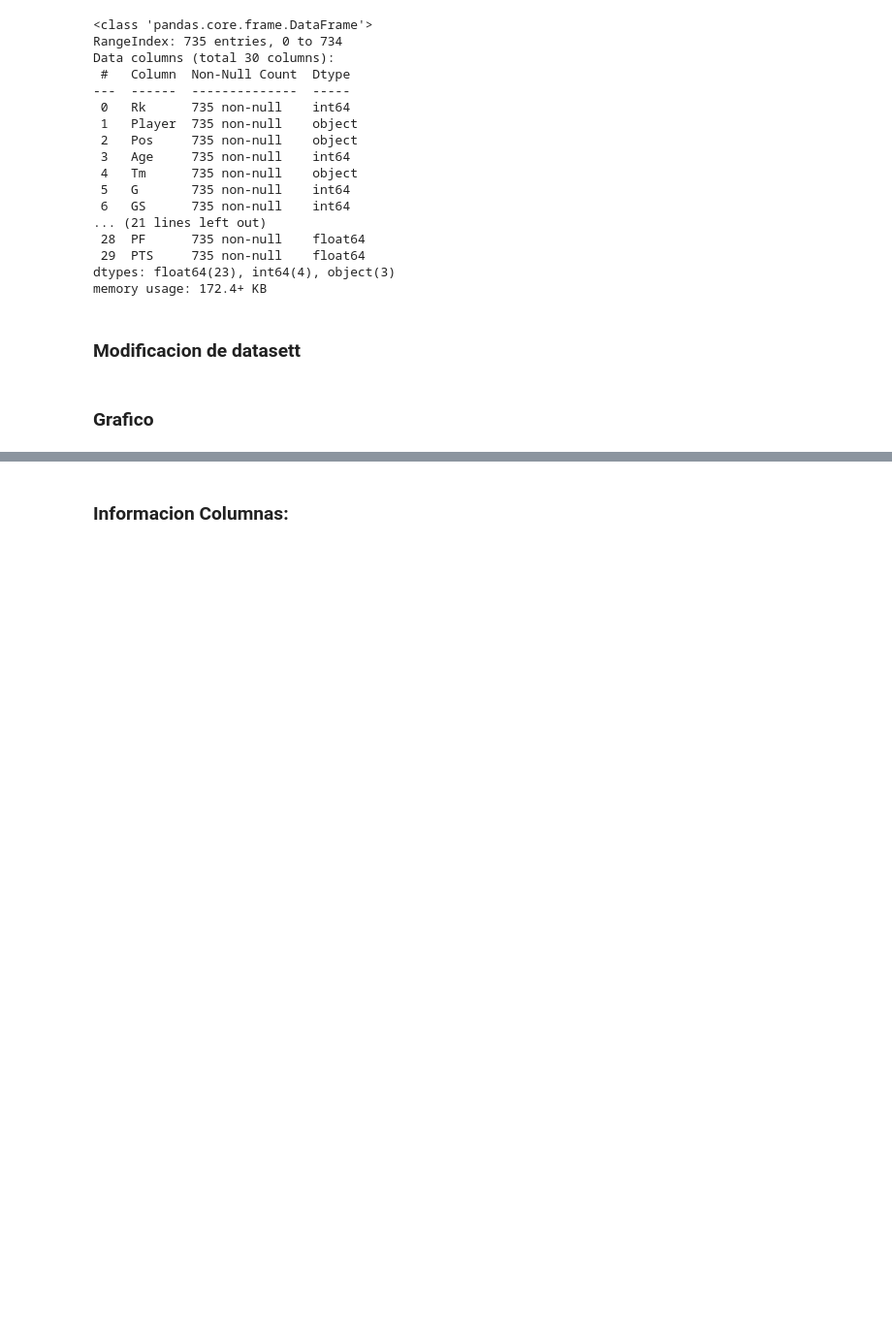
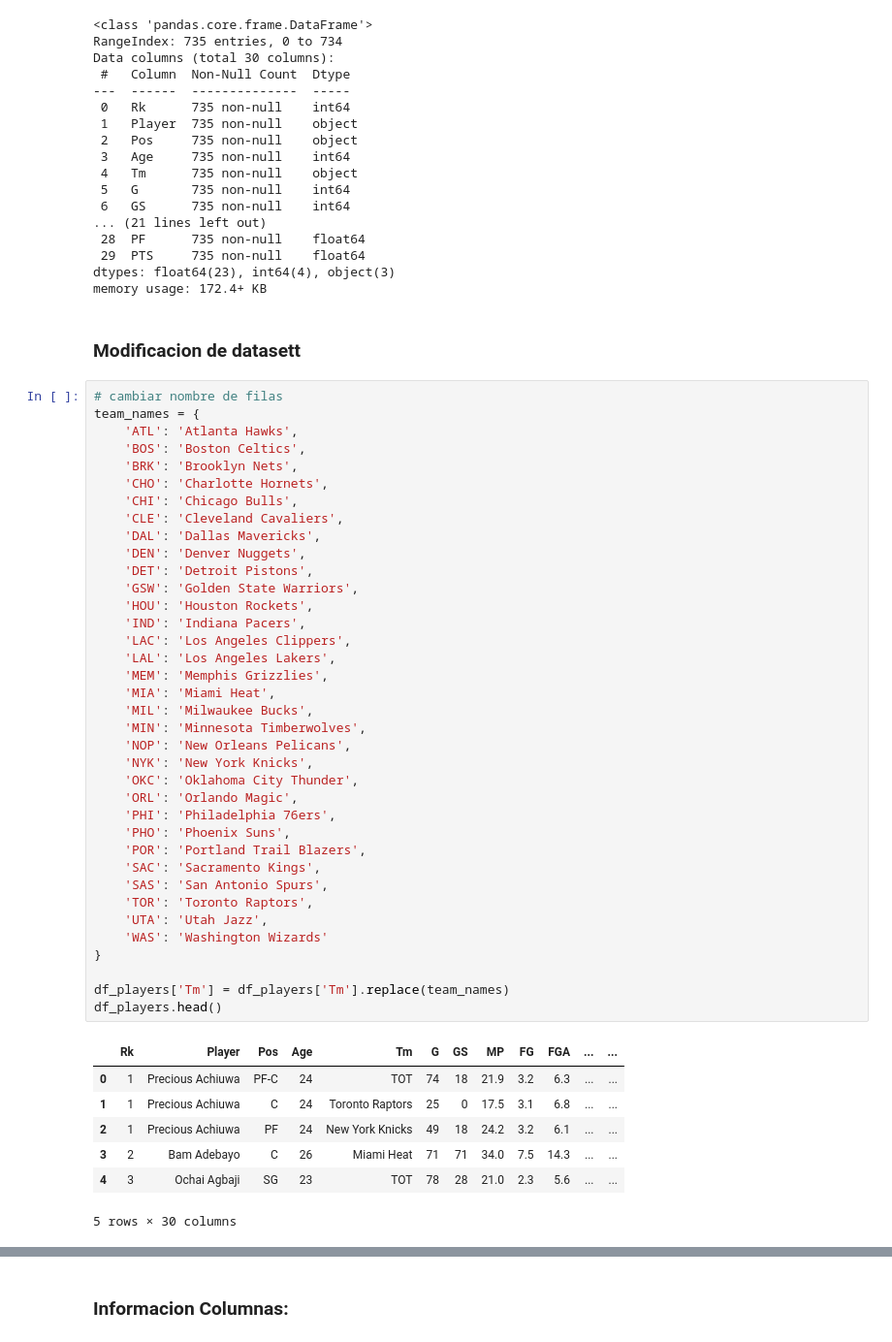
Before and after one commit to tperezv2004/proyecto.github.io, a Jupyter notebook: asses/py/limpieza.ipynb, the cells around one changed output, grey strips where cells are left out. Shown at 97% size. Saved outputs shown, nothing was run; the diff lists cells and outputs as text; blank space fills up the shorter version.

```diff
--- a/asses/py/limpieza.ipynb
+++ b/asses/py/limpieza.ipynb
@@ -157,5 +183,48 @@ dtypes: float64(23), int64(4), object(3)
 memory usage: 172.4+ KB
 # %% [markdown]
 ### Modificacion de datasett
-# %% [markdown]
-### Grafico
+# %%
+# cambiar nombre de filas
+team_names = {
+    'ATL': 'Atlanta Hawks',
+    'BOS': 'Boston Celtics',
+    'BRK': 'Brooklyn Nets',
+    'CHO': 'Charlotte Hornets',
+    'CHI': 'Chicago Bulls',
+    'CLE': 'Cleveland Cavaliers',
+    'DAL': 'Dallas Mavericks',
+    'DEN': 'Denver Nuggets',
+    'DET': 'Detroit Pistons',
+    'GSW': 'Golden State Warriors',
+    'HOU': 'Houston Rockets',
+    'IND': 'Indiana Pacers',
+    'LAC': 'Los Angeles Clippers',
+    'LAL': 'Los Angeles Lakers',
+    'MEM': 'Memphis Grizzlies',
+    'MIA': 'Miami Heat',
+    'MIL': 'Milwaukee Bucks',
+    'MIN': 'Minnesota Timberwolves',
+    'NOP': 'New Orleans Pelicans',
+    'NYK': 'New York Knicks',
+    'OKC': 'Oklahoma City Thunder',
+    'ORL': 'Orlando Magic',
+    'PHI': 'Philadelphia 76ers',
+    'PHO': 'Phoenix Suns',
+    'POR': 'Portland Trail Blazers',
+    'SAC': 'Sacramento Kings',
+    'SAS': 'San Antonio Spurs',
+    'TOR': 'Toronto Raptors',
+    'UTA': 'Utah Jazz',
+    'WAS': 'Washington Wizards'
+}
+
+df_players['Tm'] = df_players['Tm'].replace(team_names)
+df_players.head()
+# %% [output]
+|  | Rk | Player | Pos | Age | Tm | G | GS | MP | FG | FGA | ... | ... |
+| 0 | 1 | Precious Achiuwa | PF-C | 24 | TOT | 74 | 18 | 21.9 | 3.2 | 6.3 | ... | ... |
+| 1 | 1 | Precious Achiuwa | C | 24 | Toronto Raptors | 25 | 0 | 17.5 | 3.1 | 6.8 | ... | ... |
+| 2 | 1 | Precious Achiuwa | PF | 24 | New York Knicks | 49 | 18 | 24.2 | 3.2 | 6.1 | ... | ... |
+| 3 | 2 | Bam Adebayo | C | 26 | Miami Heat | 71 | 71 | 34.0 | 7.5 | 14.3 | ... | ... |
+| 4 | 3 | Ochai Agbaji | SG | 23 | TOT | 78 | 28 | 21.0 | 2.3 | 5.6 | ... | ... |
+5 rows × 30 columns
```
Also changed, not shown: parts of 15 cells of this notebook, 10 other files.
